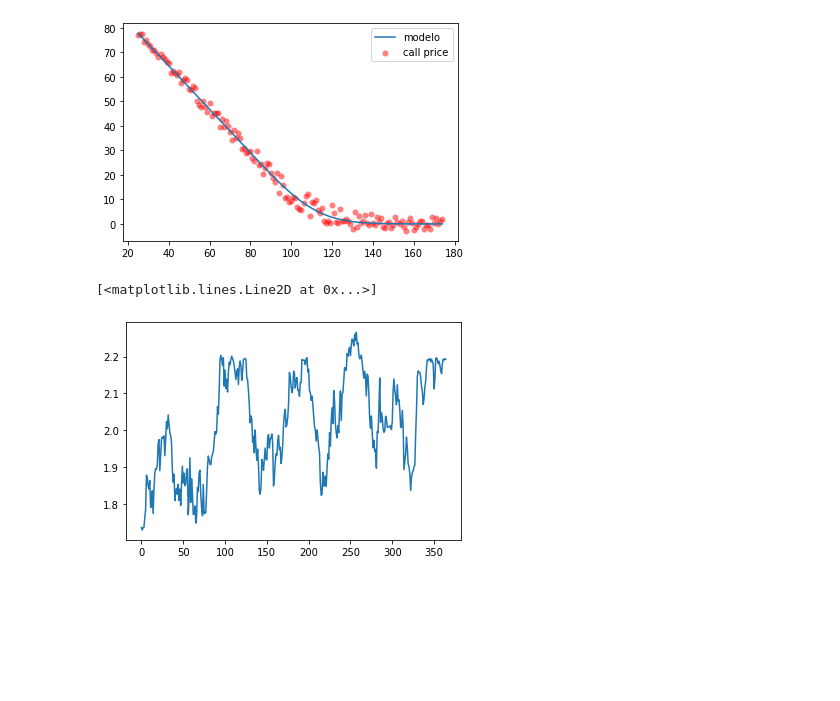
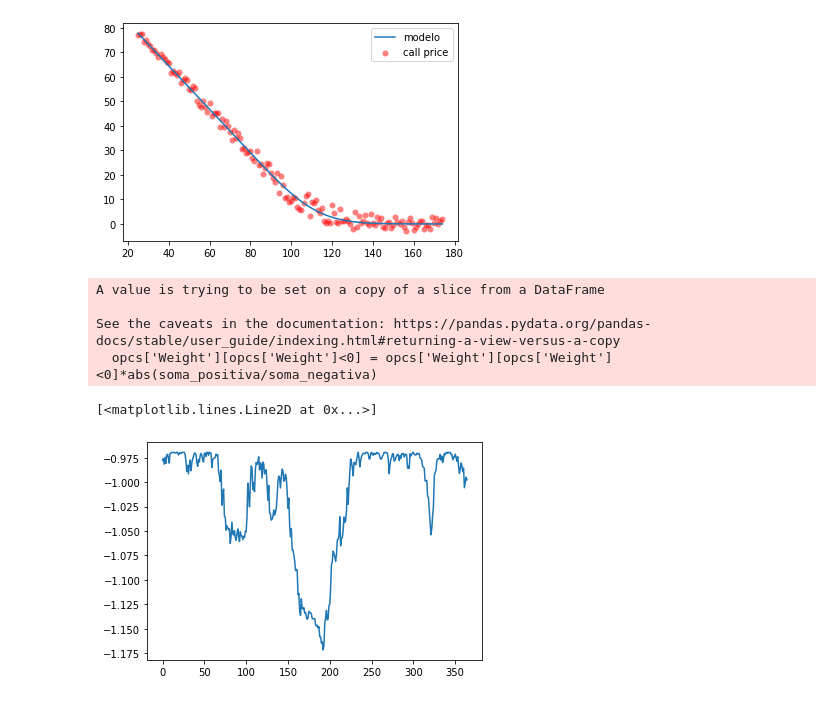
Before and after one commit to diogosanchez72/overnightStrategy, a Jupyter notebook: Options strtuture strategie.ipynb, the cells around one changed output. Cells and saved outputs as stored; diff of their text form; code cells hidden in the pictures; blank space fills up the shorter version.

```diff
--- a/Options strtuture strategie.ipynb
+++ b/Options strtuture strategie.ipynb
@@ -117,30 +117,42 @@ sns.scatterplot(X, Y, label='call price', linewidth=0, alpha=0.5, color='red')
 opcs['Black-Scholes'] = call_modelo
 opcs['Delta'] = bs_call_delta(price, opcs['Strike'], opcs['Venc']/365, 0.12, sigma)
 opcs['Weight'] = np.random.normal(0, 1, size = len(opcs))**2
-opcs['Weight'] = (opcs['Black-Scholes']-opcs['Preço'])*opcs['Delta']*opcs['Volume']
-opcs['Weight'] = opcs['Weight']/sum(abs(opcs['Weight']))
+opcs['Weight'] = ((opcs['Black-Scholes']<opcs['Preço'])*2-1) * abs(opcs['Black-Scholes'] - opcs['Weight'])
+
+opcs['Weight'] = opcs['Weight']/sum(opcs['Weight'].abs())
+
+soma_positiva = opcs['Weight'][opcs['Weight']>0].sum()
+soma_negativa = opcs['Weight'][opcs['Weight']<0].sum()
+
+
+opcs['Weight'][opcs['Weight']<0] = opcs['Weight'][opcs['Weight']<0]*abs(soma_positiva/soma_negativa)
+# %% [output]
+A value is trying to be set on a copy of a slice from a DataFrame
+
+See the caveats in the documentation: https://pandas.pydata.org/pandas-docs/stable/user_guide/indexing.html#returning-a-view-versus-a-copy
+  opcs['Weight'][opcs['Weight']<0] = opcs['Weight'][opcs['Weight']<0]*abs(soma_positiva/soma_negativa)
 # %%
 #Criando o passeio aleatório para o ativo ficticio AAAA3
 
 cota = np.random.normal(1, 0.0094, 365).cumprod()
 cota = cota*100/cota[0]
 
 carteira = pd.DataFrame(cota, columns=['AAAA3'])
 
 
 for i,spot in enumerate(cota) :
     px_carteira = black_scholes_call(spot, opcs['Strike'], (maturity-i)/365, r, sigma)
     px_carteira = (px_carteira - opcs['Preço']) * opcs['Weight']
     payoff = px_carteira.sum()
 
     delta_carteira = bs_call_delta(spot, opcs['Strike'], (maturity-i)/365, r, sigma)
-    delta_carteira = delta * opcs['Weight']
+    delta_carteira = delta_carteira * opcs['Weight']
     exposicao = delta_carteira.sum()
 
     carteira.loc[i,'Payoff'] = payoff
     carteira.loc[i,'Exposicao'] = exposicao
 
 plt.plot(carteira['Payoff'])
 # %% [output]
 [<matplotlib.lines.Line2D at 0x...>]
-[figure, old version]
+[figure, new version]
```
Also changed, not shown: parts of 1 cell of this notebook.
